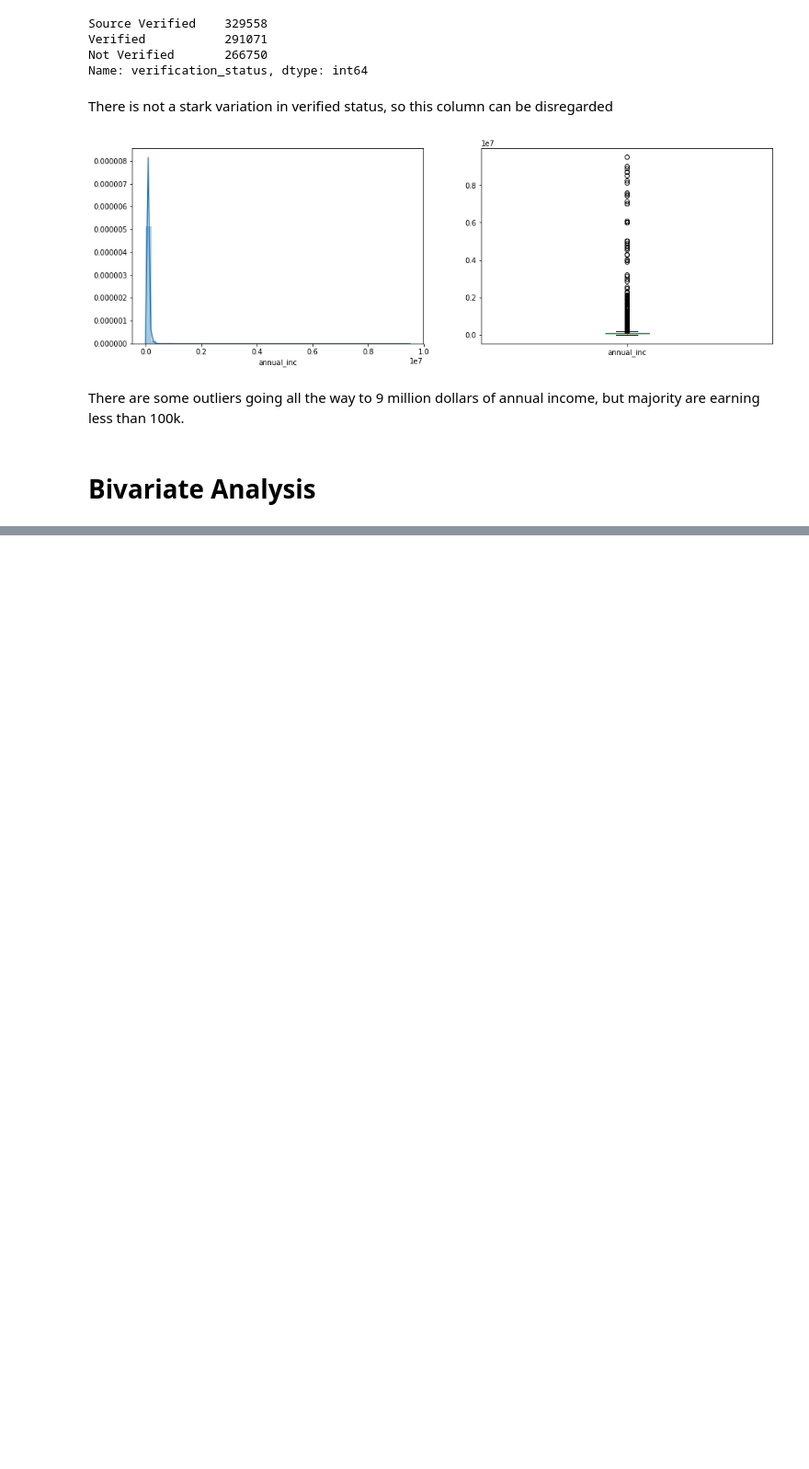
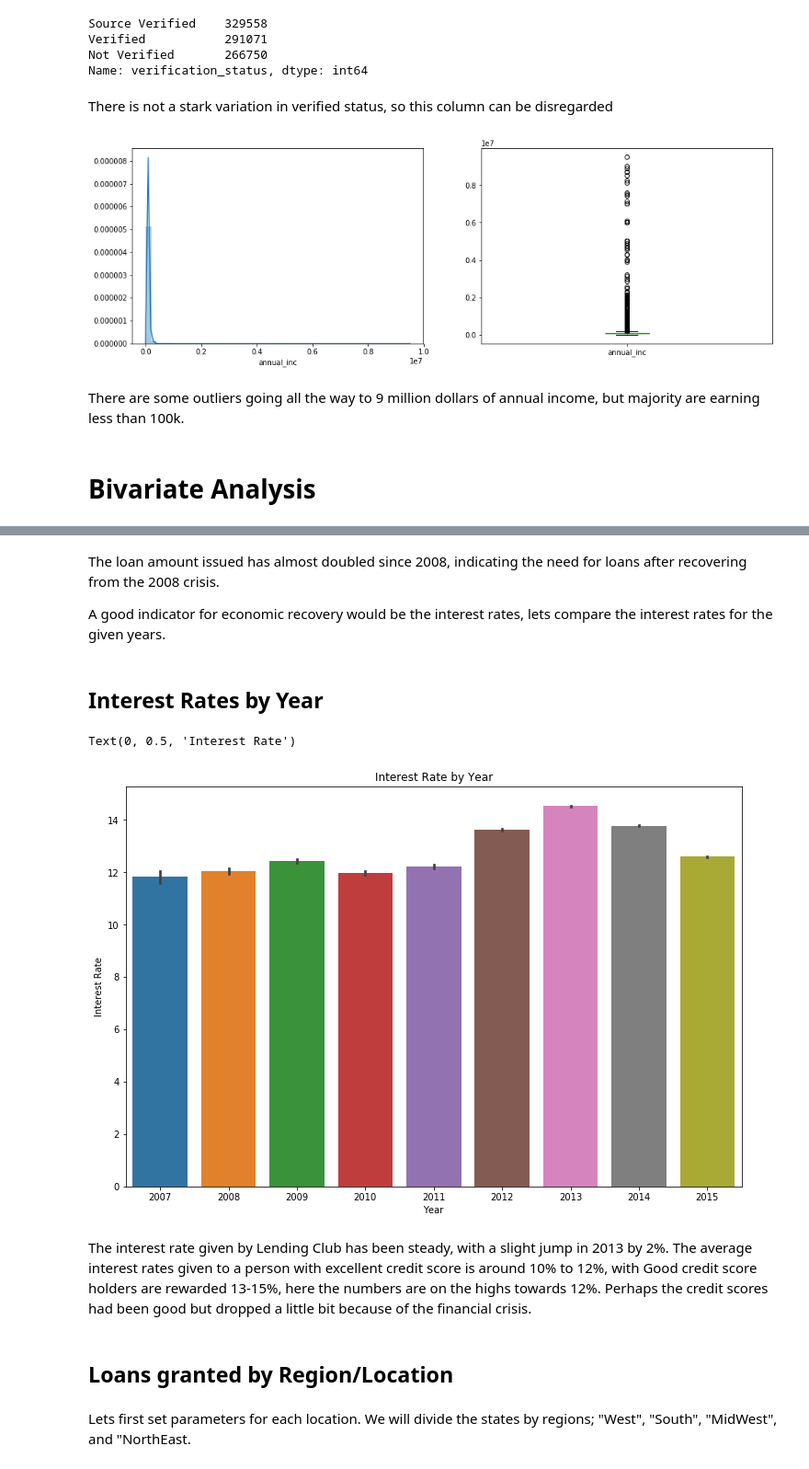
Before and after one commit to abbasqureshi7/LendingClubProject1, a Jupyter notebook: Lending Club Project 1.ipynb, the cells around one changed output, grey strips where cells are left out. Shown at 92% size. Cells and saved outputs as stored; diff of their text form; code cells hidden in the pictures; blank space fills up the shorter version.

```diff
--- a/Lending Club Project 1.ipynb
+++ b/Lending Club Project 1.ipynb
@@ -267,0 +419,22 @@ There are some outliers going all the way to 9 million dollars of annual income,
+# %% [markdown]
+The loan amount issued has almost doubled since 2008, indicating the need for loans after recovering from the 2008 crisis.
+
+A good indicator for economic recovery would be the interest rates, lets compare the interest rates for the given years.
+# %% [markdown]
+## Interest Rates by Year
+# %%
+plt.figure(figsize=(12,8))
+sns.barplot('year', 'int_rate', data=df)
+plt.title('Interest Rate by Year')
+plt.xlabel("Year")
+plt.ylabel("Interest Rate")
+# %% [output]
+Text(0, 0.5, 'Interest Rate')
+[figure, added]
+# %% [markdown]
+The interest rate given by Lending Club has been steady, with a slight jump in 2013 by 2%.
+The average interest rates given to a person with excellent credit score is around 10% to 12%, with Good credit score holders are rewarded 13-15%, here the numbers are on the highs towards 12%. Perhaps the credit scores had been good but dropped a little bit because of the financial crisis.
+# %% [markdown]
+## Loans granted by Region/Location
+# %% [markdown]
+Lets first set parameters for each location. We will divide the states by regions; "West", "South", "MidWest", and "NorthEast.
```
Also changed, not shown: parts of 34 cells of this notebook.
